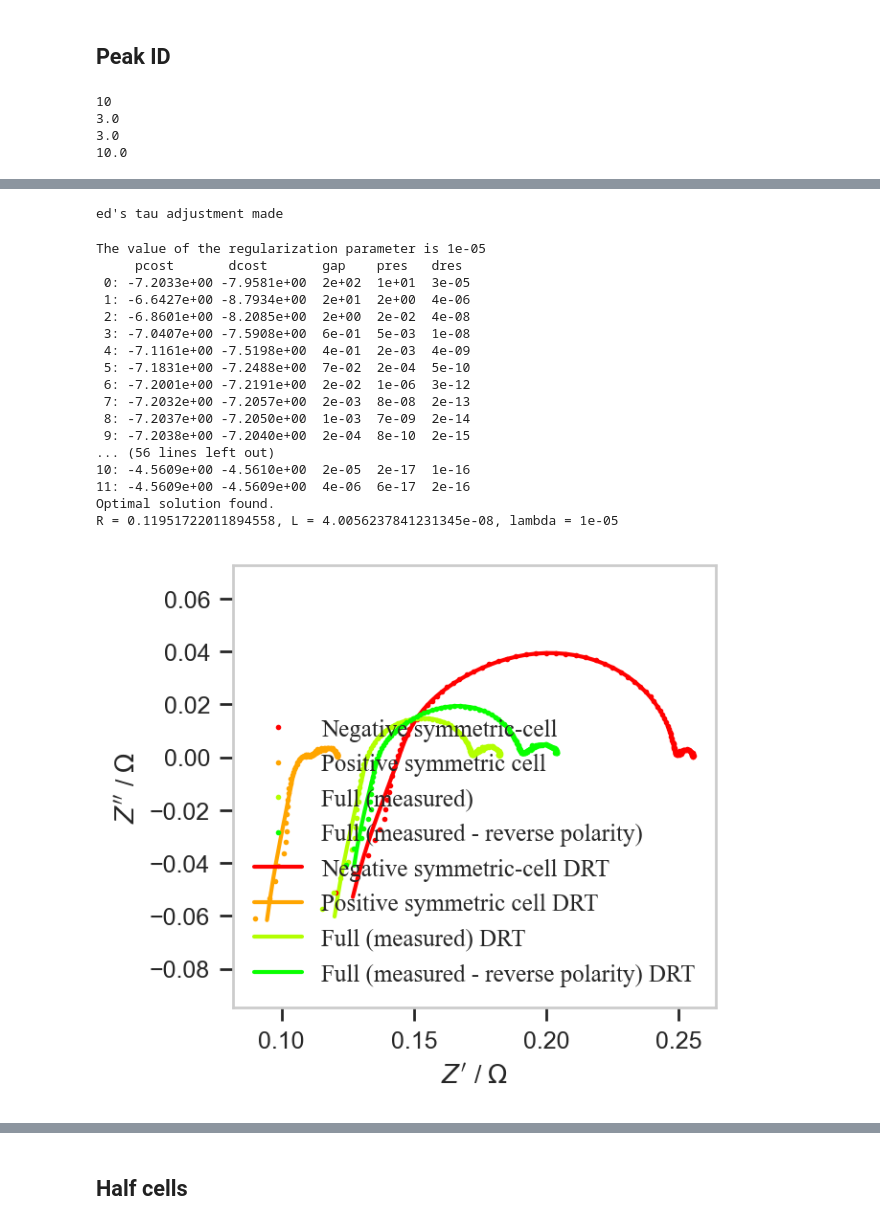
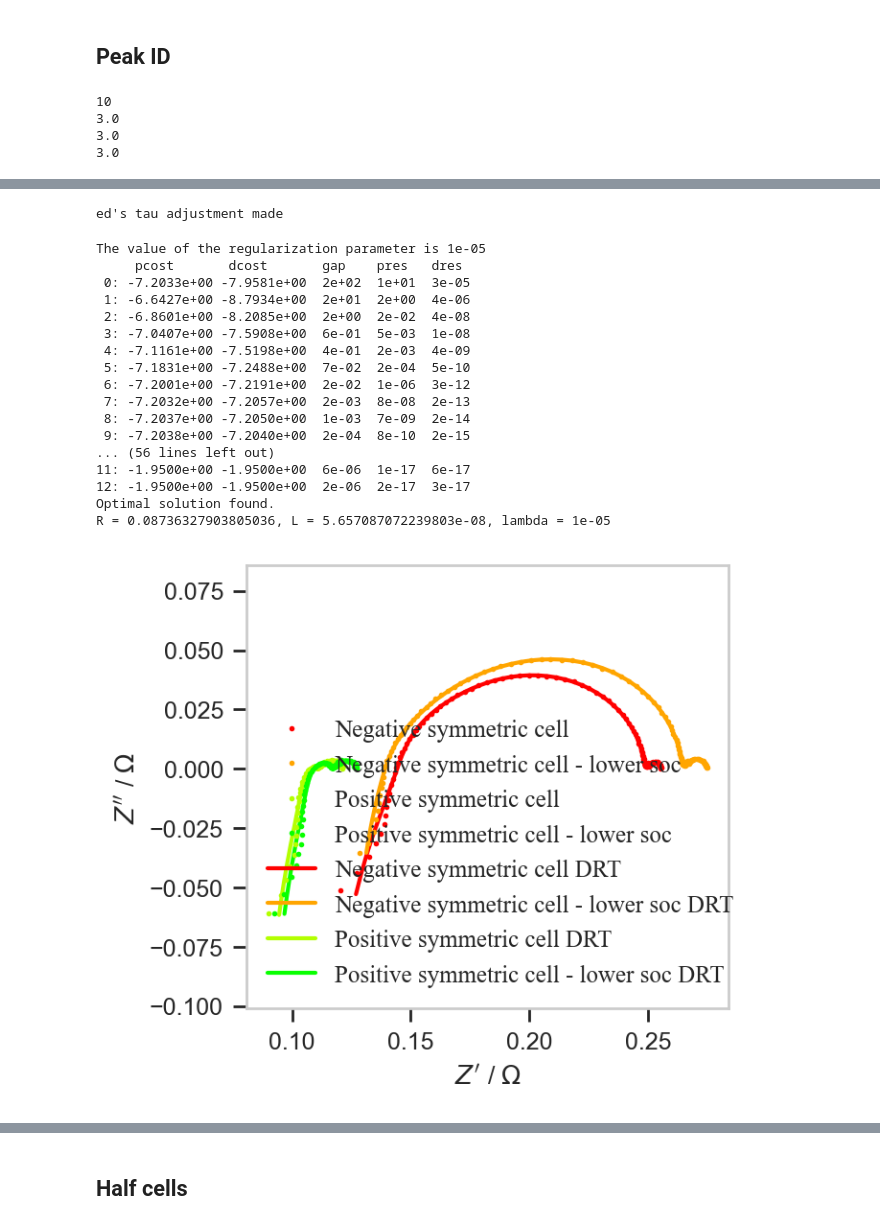
Before and after one commit to ESaundersNano/redoxED, a Jupyter notebook: notebooks/00Y_VFB_analysis.ipynb, the cells around one changed output, grey strips where cells are left out. Drawn from its saved outputs; the diff is of its cells as text; code cells hidden in the pictures.

```diff
--- a/notebooks/00Y_VFB_analysis.ipynb
+++ b/notebooks/00Y_VFB_analysis.ipynb
@@ -596,7 +595,7 @@ L_array = []
 lambda_0 = 1e-5
 
 fpath = r"C:\Users\es758\OneDrive - University of Cambridge\PhD\Results\Electrochemistry\Full Cell 3\2025.07.12 VFB_CIP_T400_NR117\16_FB2_CIP_pol_bias_02_GEIS_C01.mpr"
-label = "Negative symmetric-cell"
+label = "Negative symmetric cell"
 ECData_object = BiologicLoader().load_data(fpath=fpath)
 print(max(ECData_object.df["Ns"]))
 # display(ECData_object.df)
@@ -610,8 +609,38 @@ EISData_object = ECData_object.to_EISData()
 EISData_object.label = label
 EISData_array.append(EISData_object)
 
+
+fpath = r"C:\Users\es758\OneDrive - University of Cambridge\PhD\Results\Electrochemistry\Full Cell 3\2025.07.12 VFB_CIP_T400_NR117\11_FB2_CIP_24rpm_GEIS_C04.mpr"
+label = "Negative symmetric cell - lower soc"
+ECData_object = BiologicLoader().load_data(fpath=fpath)
+print(max(ECData_object.df["cycle number"]))
+ECData_object.df = ECData_object.filter_by_col("cycle number", lambda value: value == 1)
+EISData_object = ECData_object.to_EISData()
+# halve the Z values
+# EISData_object.Z = EISData_object.Z/2
+# Z_neg = EISData_object.Z.copy()  # Store the Z values for the negative half-cell
+# f_neg = EISData_object.f.copy()  # Store the frequency values for the negative half-cell
+# EISData_object._calculate_z_quants()
+EISData_object.label = label
+EISData_array.append(EISData_object)
+
 fpath = r"C:\Users\es758\OneDrive - University of Cambridge\PhD\Results\Electrochemistry\Full Cell 3\2025.07.12 VFB_CIP_T400_NR117\20_FB2_CIP_24rpm_pol_bias_02_GEIS_C01.mpr"
 label = "Positive symmetric cell"
+ECData_object = BiologicLoader().load_data(fpath=fpath)
+print(max(ECData_object.df["cycle number"]))
+ECData_object.df = ECData_object.filter_by_col("cycle number", lambda value: value == 3)
+EISData_object = ECData_object.to_EISData()
+# halve the Z values
+# EISData_object.Z = EISData_object.Z/2
+# Z_pos = EISData_object.Z.copy()  # Store the Z values for the positive half-cell
+# f_pos = EISData_object.f.copy()  # Store the frequency values for the positive half-cell
+# EISData_object._calculate_z_quants()
+EISData_object.label = label
+EISData_array.append(EISData_object)
+
+
+fpath = r"C:\Users\es758\OneDrive - University of Cambridge\PhD\Results\Electrochemistry\Full Cell 3\2025.07.12 VFB_CIP_T400_NR117\21_FB2_CIP_24rpm_1p37V_C01.mpr"
+label = "Positive symmetric cell - lower soc"
 ECData_object = BiologicLoader().load_data(fpath=fpath)
 print(max(ECData_object.df["cycle number"]))
 ECData_object.df = ECData_object.filter_by_col("cycle number", lambda value: value == 3)
@@ -778,4 +807,4 @@ display(ResidualsPlot_object.fig)
 10
 3.0
 3.0
-10.0
+3.0
@@ -783,19 +812,19 @@ display(ResidualsPlot_object.fig)
 ed's tau adjustment made
 The value of the regularization parameter is 1e-05
      pcost       dcost       gap    pres   dres
  0: -7.2033e+00 -7.9581e+00  2e+02  1e+01  3e-05
  1: -6.6427e+00 -8.7934e+00  2e+01  2e+00  4e-06
  2: -6.8601e+00 -8.2085e+00  2e+00  2e-02  4e-08
  3: -7.0407e+00 -7.5908e+00  6e-01  5e-03  1e-08
  4: -7.1161e+00 -7.5198e+00  4e-01  2e-03  4e-09
  5: -7.1831e+00 -7.2488e+00  7e-02  2e-04  5e-10
  6: -7.2001e+00 -7.2191e+00  2e-02  1e-06  3e-12
  7: -7.2032e+00 -7.2057e+00  2e-03  8e-08  2e-13
  8: -7.2037e+00 -7.2050e+00  1e-03  7e-09  2e-14
  9: -7.2038e+00 -7.2040e+00  2e-04  8e-10  2e-15
 ... (56 lines left out)
-10: -4.5609e+00 -4.5610e+00  2e-05  2e-17  1e-16
-11: -4.5609e+00 -4.5609e+00  4e-06  6e-17  2e-16
+11: -1.9500e+00 -1.9500e+00  6e-06  1e-17  6e-17
+12: -1.9500e+00 -1.9500e+00  2e-06  2e-17  3e-17
 Optimal solution found.
-R = 0.11951722011894558, L = 4.0056237841231345e-08, lambda = 1e-05
+R = 0.08736327903805036, L = 5.657087072239803e-08, lambda = 1e-05
-[figure, old version]
+[figure, new version]
```
Also changed, not shown: parts of 11 cells of this notebook, 6 other files.
